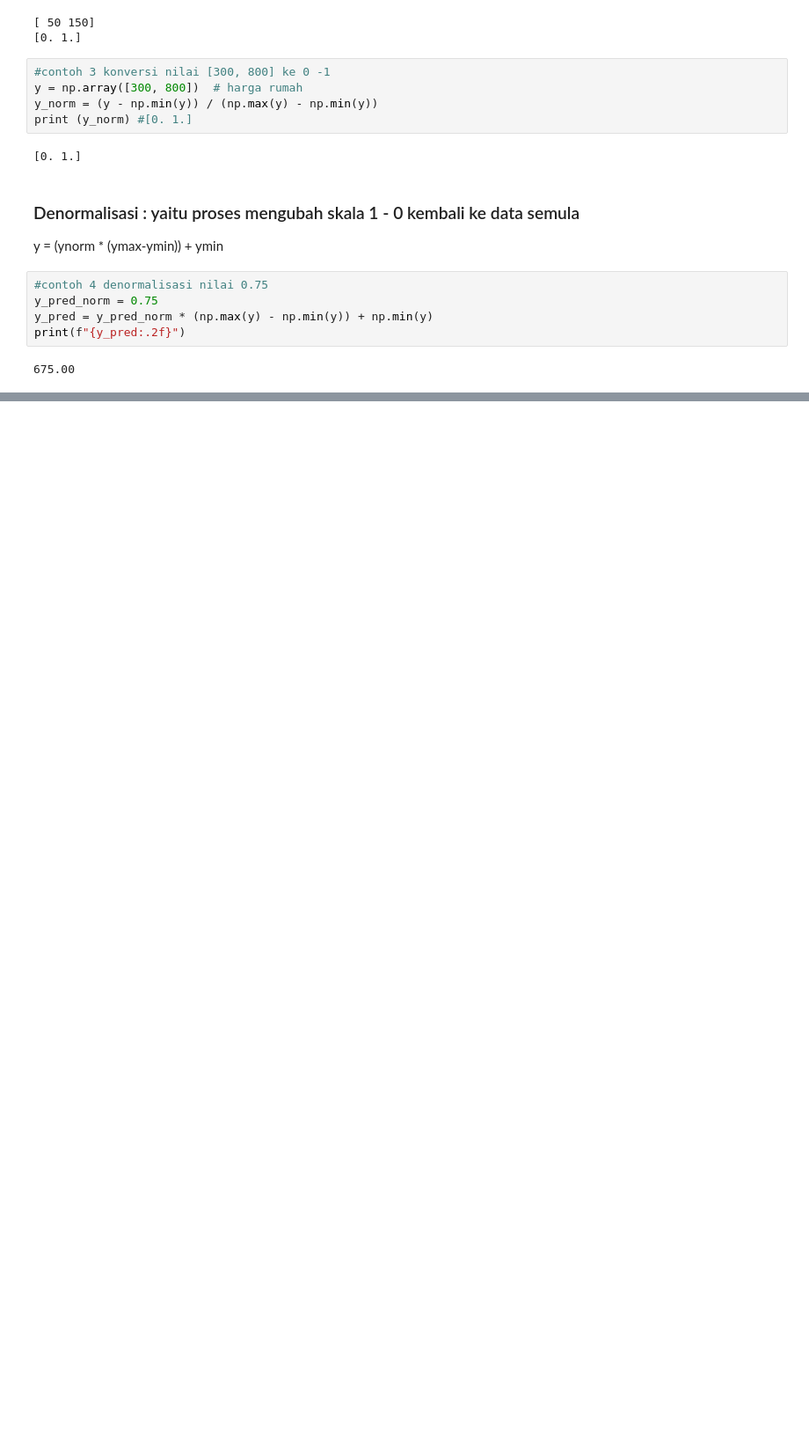
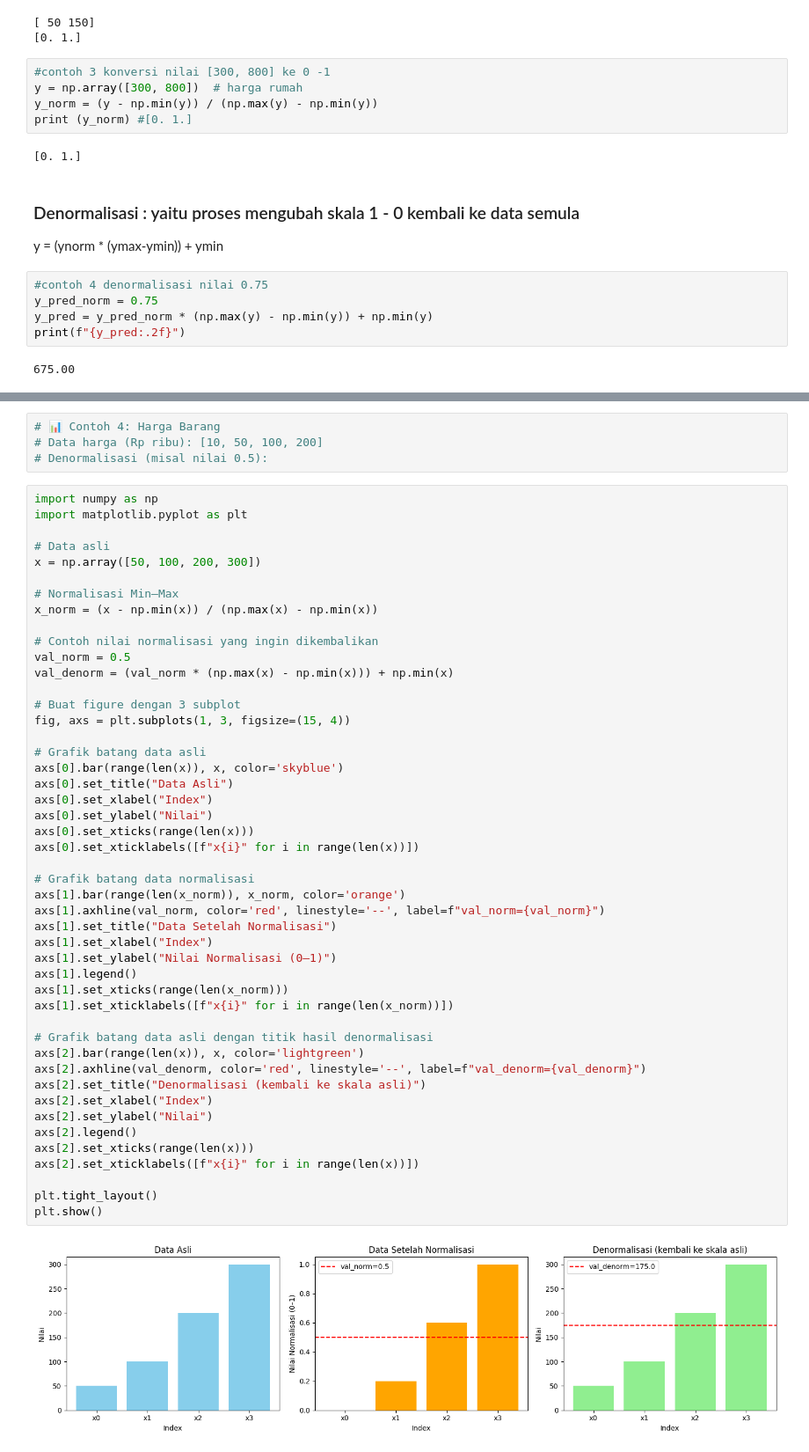
Before and after one commit to edycoleee/ml2025, a Jupyter notebook: 01normalisasi.ipynb, the cells around one changed output, grey strips where cells are left out. Shown at 88% size. Cells and saved outputs as stored; diff of their text form; blank space fills up the shorter version.

```diff
--- a/01normalisasi.ipynb
+++ b/01normalisasi.ipynb
@@ -41,0 +77,53 @@ print(f"{y_pred:.2f}")
+# %%
+# 📊 Contoh 4: Harga Barang
+# Data harga (Rp ribu): [10, 50, 100, 200]
+# Denormalisasi (misal nilai 0.5):
+# %%
+import numpy as np
+import matplotlib.pyplot as plt
+
+# Data asli
+x = np.array([50, 100, 200, 300])
+
+# Normalisasi Min–Max
+x_norm = (x - np.min(x)) / (np.max(x) - np.min(x))
+
+# Contoh nilai normalisasi yang ingin dikembalikan
+val_norm = 0.5
+val_denorm = (val_norm * (np.max(x) - np.min(x))) + np.min(x)
+
+# Buat figure dengan 3 subplot
+fig, axs = plt.subplots(1, 3, figsize=(15, 4))
+
+# Grafik batang data asli
+axs[0].bar(range(len(x)), x, color='skyblue')
+axs[0].set_title("Data Asli")
+axs[0].set_xlabel("Index")
+axs[0].set_ylabel("Nilai")
+axs[0].set_xticks(range(len(x)))
+axs[0].set_xticklabels([f"x{i}" for i in range(len(x))])
+
+# Grafik batang data normalisasi
+axs[1].bar(range(len(x_norm)), x_norm, color='orange')
+axs[1].axhline(val_norm, color='red', linestyle='--', label=f"val_norm={val_norm}")
+axs[1].set_title("Data Setelah Normalisasi")
+axs[1].set_xlabel("Index")
+axs[1].set_ylabel("Nilai Normalisasi (0–1)")
+axs[1].legend()
+axs[1].set_xticks(range(len(x_norm)))
+axs[1].set_xticklabels([f"x{i}" for i in range(len(x_norm))])
+
+# Grafik batang data asli dengan titik hasil denormalisasi
+axs[2].bar(range(len(x)), x, color='lightgreen')
+axs[2].axhline(val_denorm, color='red', linestyle='--', label=f"val_denorm={val_denorm}")
+axs[2].set_title("Denormalisasi (kembali ke skala asli)")
+axs[2].set_xlabel("Index")
+axs[2].set_ylabel("Nilai")
+axs[2].legend()
+axs[2].set_xticks(range(len(x)))
+axs[2].set_xticklabels([f"x{i}" for i in range(len(x))])
+
+plt.tight_layout()
+plt.show()
+# %% [output]
+[figure, added]
```
Also changed, not shown: parts of 5 cells of this notebook, 5 other files.
